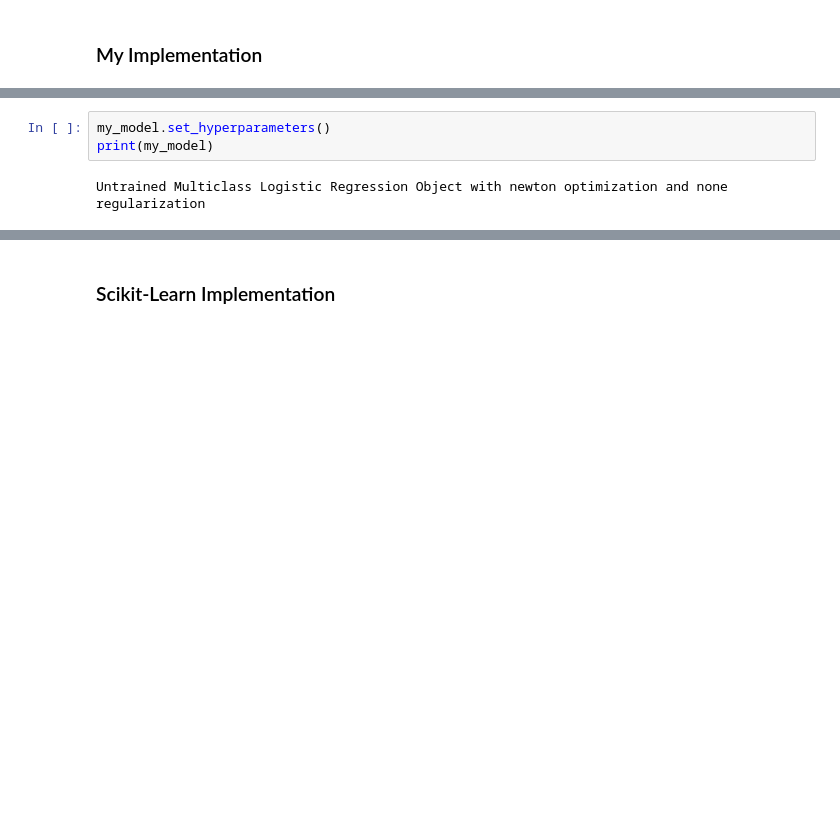
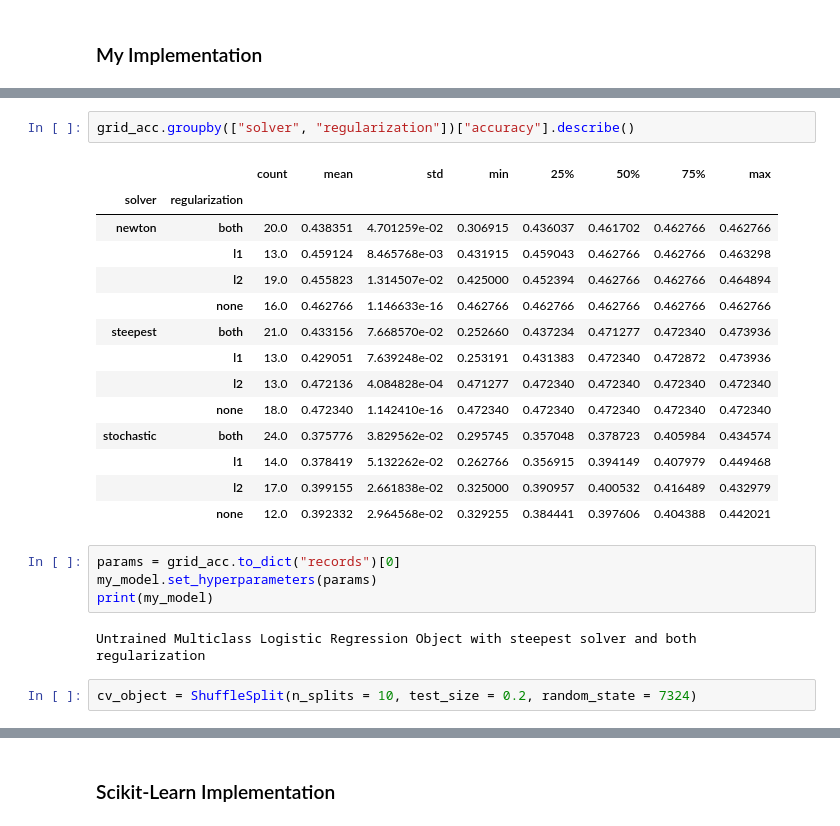
Before and after one commit to Rds1055/Machine-Learning-Labs, a Jupyter notebook: Lab3/lab3.ipynb, the cells around one changed output, grey strips where cells are left out. Saved outputs shown, nothing was run; the diff lists cells and outputs as text; blank space fills up the shorter version.

```diff
--- a/Lab3/lab3.ipynb
+++ b/Lab3/lab3.ipynb
@@ -534,8 +544,28 @@ Wall time: 3min 57s
+# %%
+grid_acc.groupby(["solver", "regularization"])["accuracy"].describe()
+# %% [output]
+|  |  | count | mean | std | min | 25% | 50% | 75% | max |
+| solver | regularization |  |  |  |  |  |  |  |  |
+| newton | both | 20.0 | 0.438351 | 4.701259e-02 | 0.306915 | 0.436037 | 0.461702 | 0.462766 | 0.462766 |
+|  | l1 | 13.0 | 0.459124 | 8.465768e-03 | 0.431915 | 0.459043 | 0.462766 | 0.462766 | 0.463298 |
+|  | l2 | 19.0 | 0.455823 | 1.314507e-02 | 0.425000 | 0.452394 | 0.462766 | 0.462766 | 0.464894 |
+|  | none | 16.0 | 0.462766 | 1.146633e-16 | 0.462766 | 0.462766 | 0.462766 | 0.462766 | 0.462766 |
+| steepest | both | 21.0 | 0.433156 | 7.668570e-02 | 0.252660 | 0.437234 | 0.471277 | 0.472340 | 0.473936 |
+|  | l1 | 13.0 | 0.429051 | 7.639248e-02 | 0.253191 | 0.431383 | 0.472340 | 0.472872 | 0.473936 |
+|  | l2 | 13.0 | 0.472136 | 4.084828e-04 | 0.471277 | 0.472340 | 0.472340 | 0.472340 | 0.472340 |
+|  | none | 18.0 | 0.472340 | 1.142410e-16 | 0.472340 | 0.472340 | 0.472340 | 0.472340 | 0.472340 |
+| stochastic | both | 24.0 | 0.375776 | 3.829562e-02 | 0.295745 | 0.357048 | 0.378723 | 0.405984 | 0.434574 |
+|  | l1 | 14.0 | 0.378419 | 5.132262e-02 | 0.262766 | 0.356915 | 0.394149 | 0.407979 | 0.449468 |
+|  | l2 | 17.0 | 0.399155 | 2.661838e-02 | 0.325000 | 0.390957 | 0.400532 | 0.416489 | 0.432979 |
+|  | none | 12.0 | 0.392332 | 2.964568e-02 | 0.329255 | 0.384441 | 0.397606 | 0.404388 | 0.442021 |
 # %%
-my_model.set_hyperparameters()
+params = grid_acc.to_dict("records")[0]
+my_model.set_hyperparameters(params)
 print(my_model)
 # %% [output]
-Untrained Multiclass Logistic Regression Object with newton optimization and none regularization
+Untrained Multiclass Logistic Regression Object with steepest solver and both regularization
+# %%
+cv_object = ShuffleSplit(n_splits = 10, test_size = 0.2, random_state = 7324)
 # %%
 %%time
 
```
Also changed, not shown: parts of 38 cells of this notebook.
